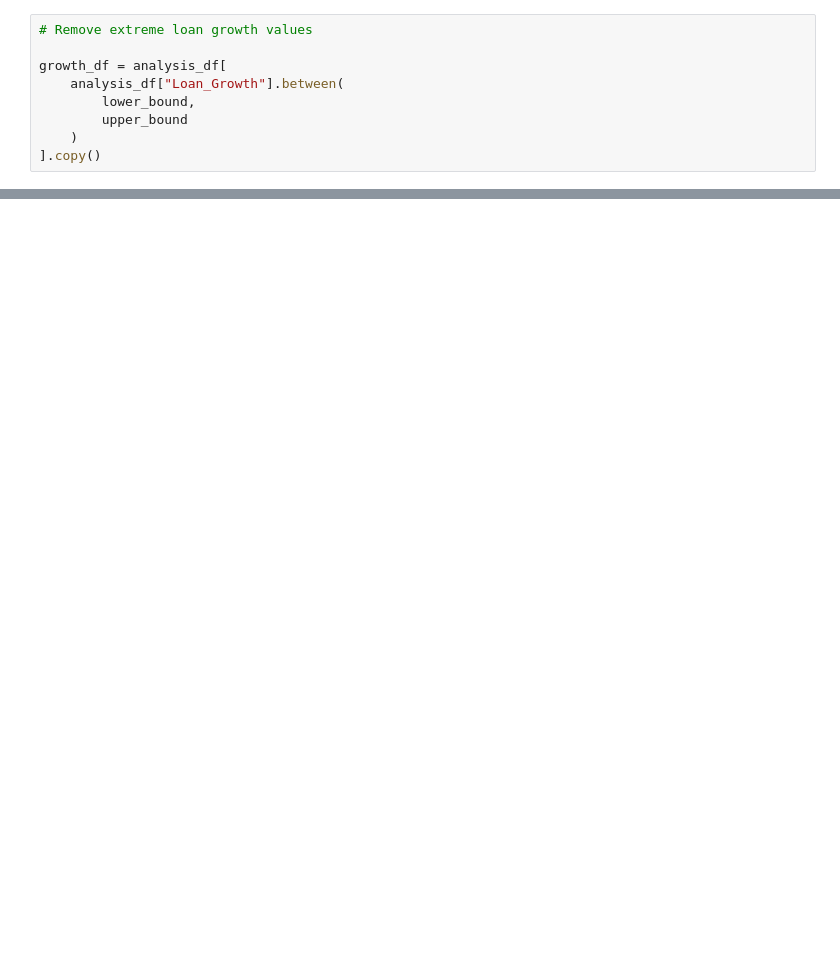
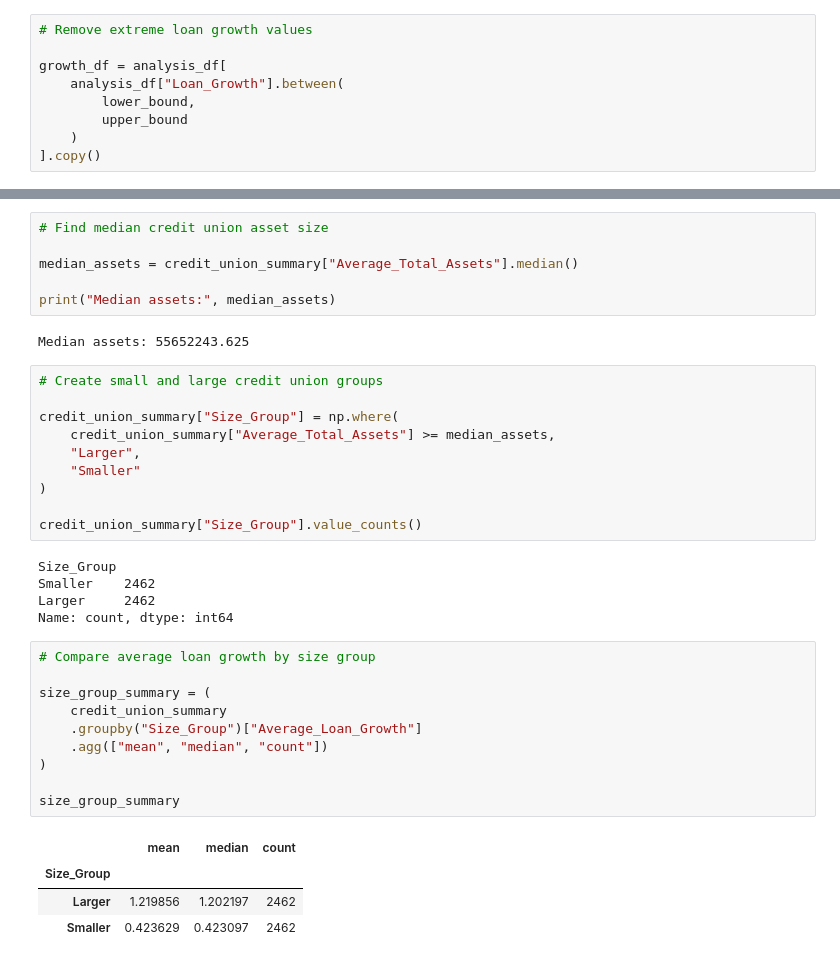
Before and after one commit to Ciaracam/DATA602-Credit-Union-Analysis, a Jupyter notebook: DATA602_Credit_Union_Checkpoint2.ipynb, the cells around one changed output, grey strips where cells are left out. Drawn from its saved outputs; the diff is of its cells as text; blank space fills up the shorter version.

```diff
--- a/DATA602_Credit_Union_Checkpoint2.ipynb
+++ b/DATA602_Credit_Union_Checkpoint2.ipynb
@@ -594,0 +736,38 @@ plt.show()
+# %%
+# Find median credit union asset size
+
+median_assets = credit_union_summary["Average_Total_Assets"].median()
+
+print("Median assets:", median_assets)
+# %% [output]
+Median assets: 55652243.625
+# %%
+# Create small and large credit union groups
+
+credit_union_summary["Size_Group"] = np.where(
+    credit_union_summary["Average_Total_Assets"] >= median_assets,
+    "Larger",
+    "Smaller"
+)
+
+credit_union_summary["Size_Group"].value_counts()
+# %% [output]
+Size_Group
+Smaller    2462
+Larger     2462
+Name: count, dtype: int64
+# %%
+# Compare average loan growth by size group
+
+size_group_summary = (
+    credit_union_summary
+    .groupby("Size_Group")["Average_Loan_Growth"]
+    .agg(["mean", "median", "count"])
+)
+
+size_group_summary
+# %% [output]
+|  | mean | median | count |
+| Size_Group |  |  |  |
+| Larger | 1.219856 | 1.202197 | 2462 |
+| Smaller | 0.423629 | 0.423097 | 2462 |
```
Also changed, not shown: parts of 41 cells of this notebook.
